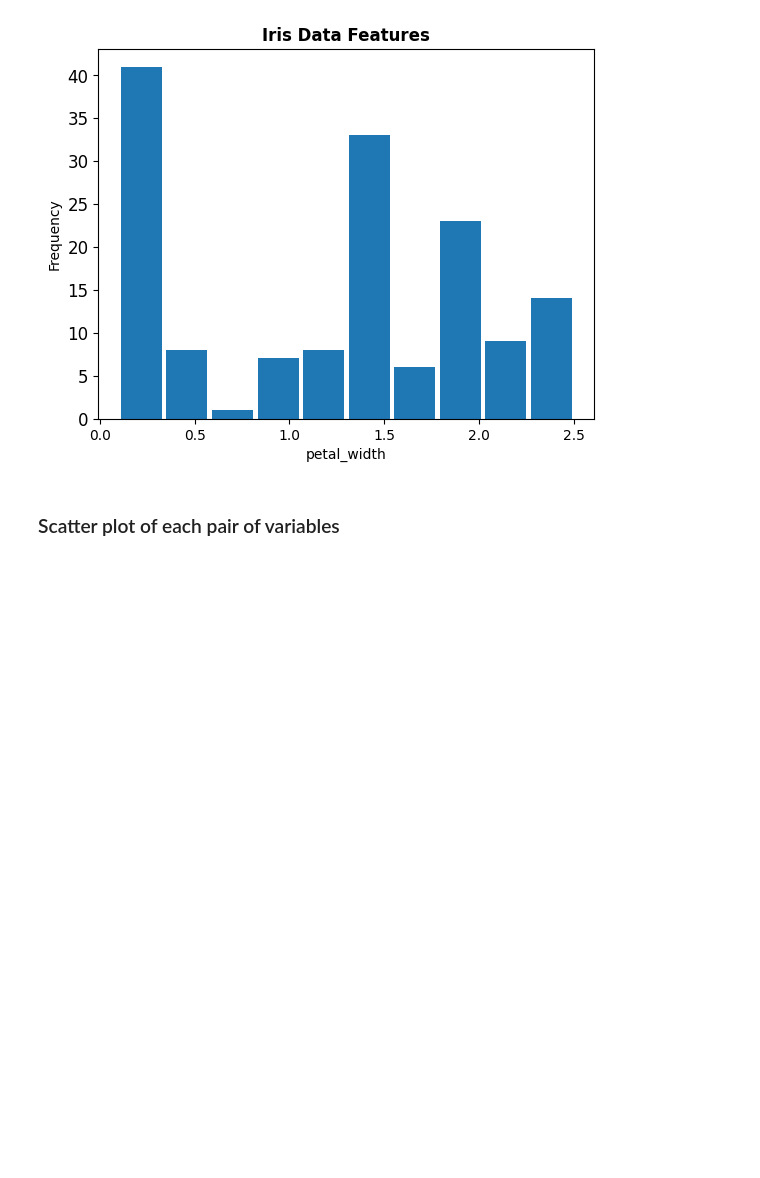
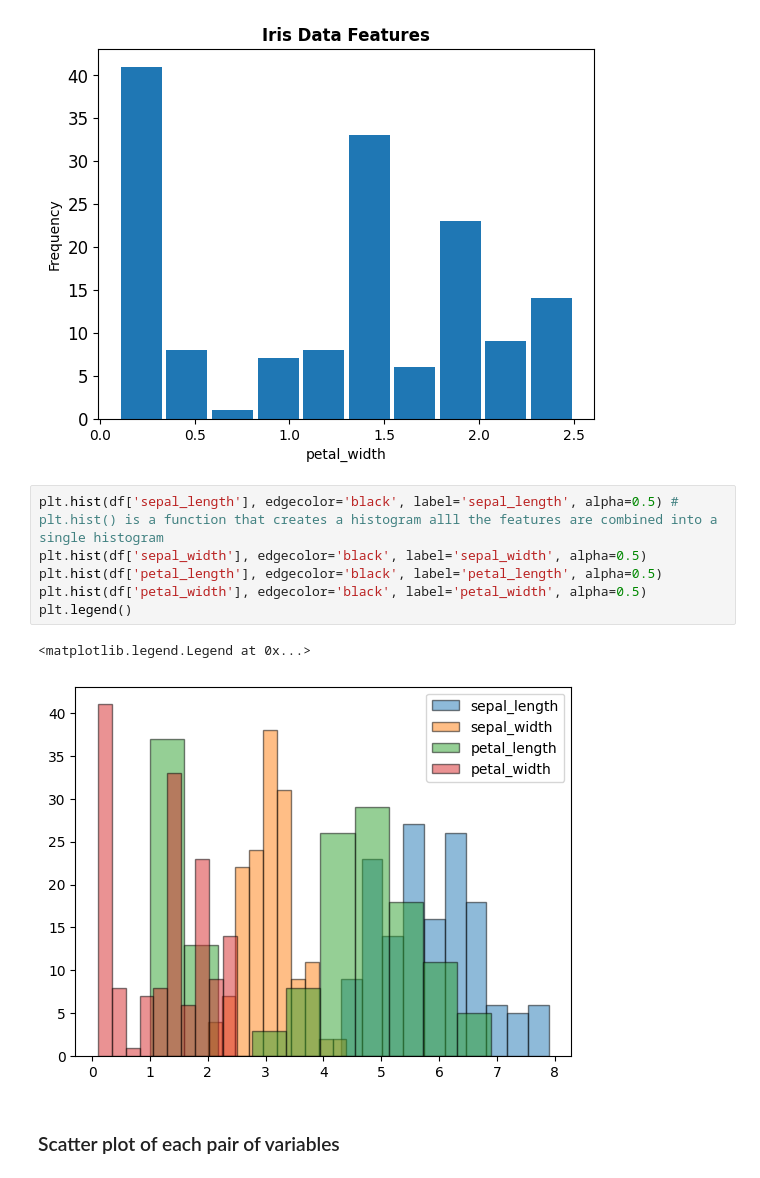
Before and after one commit to HewaOrang/pands-project, a Jupyter notebook: project.ipynb, the cells around one changed output. Drawn from its saved outputs; the diff is of its cells as text; blank space fills up the shorter version.

```diff
--- a/project.ipynb
+++ b/project.ipynb
@@ -131,6 +129,15 @@ ax.set_ylabel('Frequency')
 ax = plt.savefig('petal_width')
 # %% [output]
 [figure]
+# %%
+plt.hist(df['sepal_length'], edgecolor='black', label='sepal_length', alpha=0.5) # plt.hist() is a function that creates a histogram alll the features are combined into a single histogram
+plt.hist(df['sepal_width'], edgecolor='black', label='sepal_width', alpha=0.5)
+plt.hist(df['petal_length'], edgecolor='black', label='petal_length', alpha=0.5)
+plt.hist(df['petal_width'], edgecolor='black', label='petal_width', alpha=0.5)
+plt.legend()
+# %% [output]
+<matplotlib.legend.Legend at 0x...>
+[figure, added]
 # %% [markdown]
 ### Scatter plot of each pair of variables
 # %%
```
Also changed, not shown: parts of 8 cells of this notebook.
